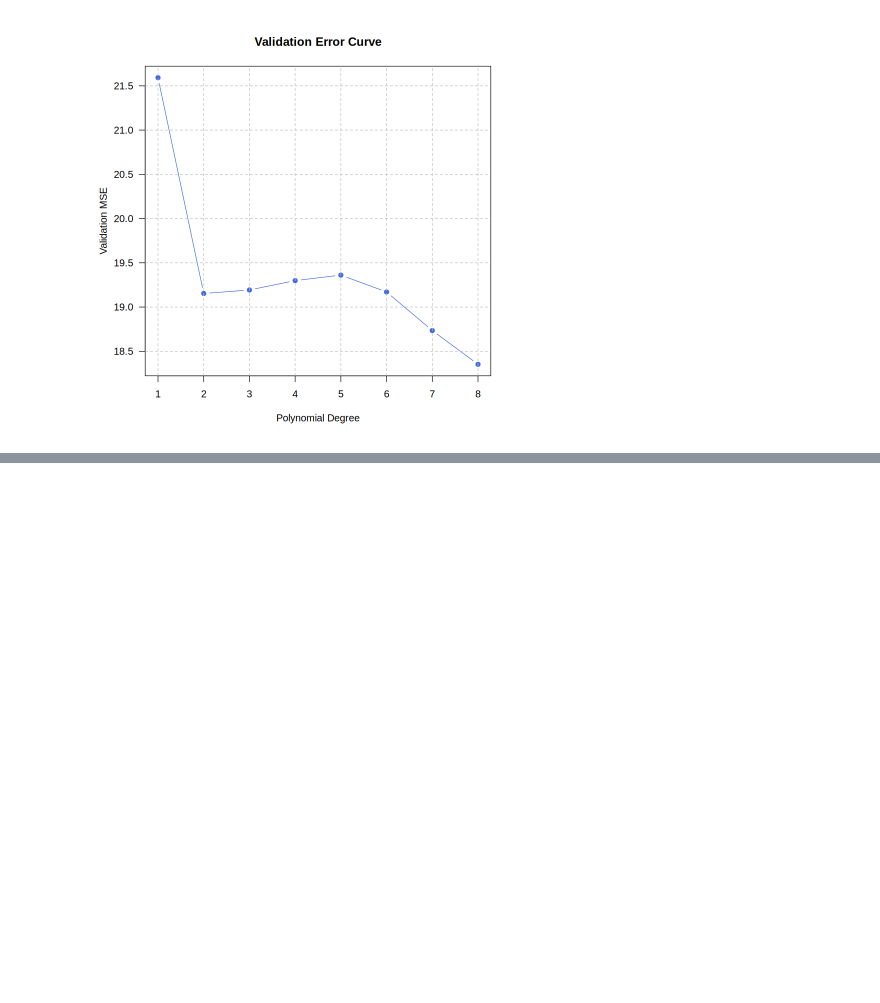
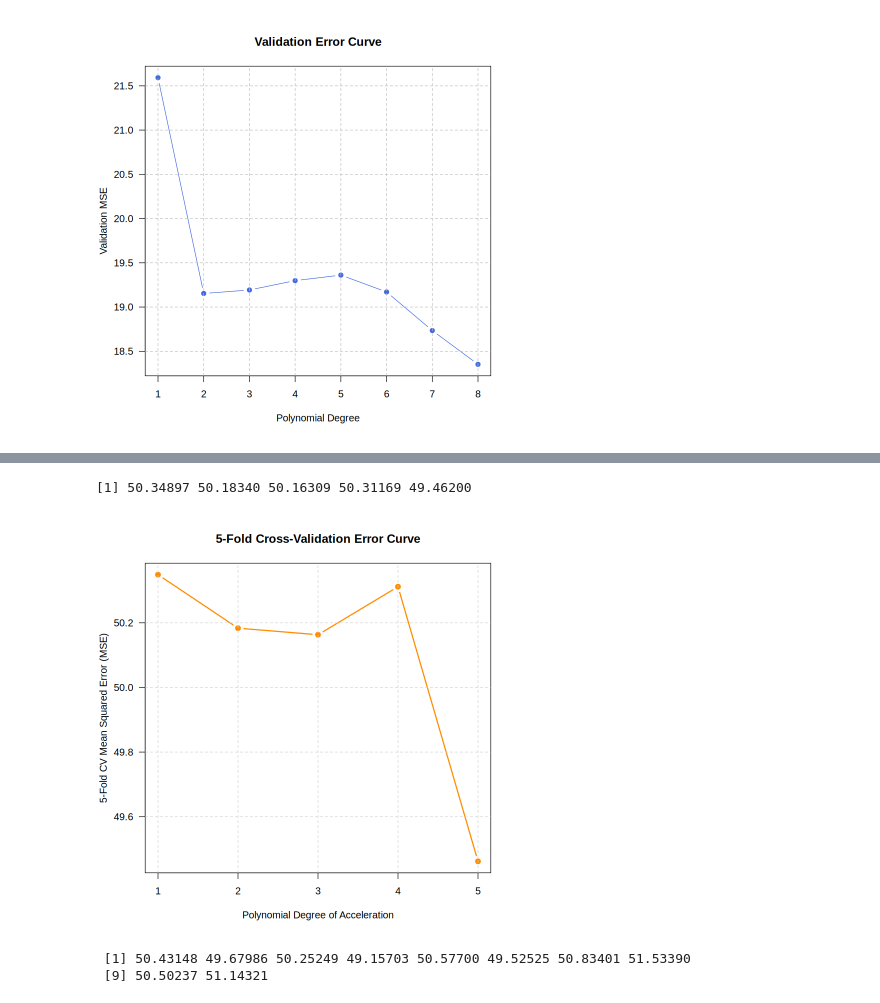
Before and after one commit to dsb4k8/Machine-Learning, a Jupyter notebook: Subset_Selection_(Resampling)_in_R.ipynb, the cells around one changed output, grey strips where cells are left out. Cells and saved outputs as stored; diff of their text form; code cells hidden in the pictures; blank space fills up the shorter version.

```diff
--- a/Subset_Selection_(Resampling)_in_R.ipynb
+++ b/Subset_Selection_(Resampling)_in_R.ipynb
@@ -288,0 +301,34 @@ grid(nx = NULL, ny = NULL, lty = 2, col = "gray")
+# %%
+#5 Fold CV
+set.seed(7829)
+cv.error.5 <- rep(0, 5)
+for(i in 1:5) {
+  glm.fit <- glm(mpg ~ poly(acceleration, i), data = Auto)
+  cv.error.5[i] <- cv.glm(Auto, glm.fit, K = 5)$delta[1]
+}
+cv.error.5
+# %% [output]
+[1] 50.34897 50.18340 50.16309 50.31169 49.46200
+# %%
+# 1. Generate the base line plot ('b' plots both lines and points)
+plot(1:5, cv.error.5, type = "b", pch = 19, col = "darkorange", lwd = 2,
+     xlab = "Polynomial Degree of Acceleration",
+     ylab = "5-Fold CV Mean Squared Error (MSE)",
+     main = "5-Fold Cross-Validation Error Curve", las = 1)
+
+# 2. Add gridlines to isolate the minimum point
+grid(nx = NULL, ny = NULL, lty = 2, col = "lightgray")
+# %% [output]
+[figure, added]
+# %%
+# 10 Fold CV
+set.seed(7829)
+cv.error.10 <- rep(0, 10)
+for(i in 1:10) {
+  glm.fit <- glm(mpg ~ poly(acceleration, i), data = Auto)
+  cv.error.10[i] <- cv.glm(Auto, glm.fit, K = 10)$delta[1]
+}
+cv.error.10
+# %% [output]
+ [1] 50.43148 49.67986 50.25249 49.15703 50.57700 49.52525 50.83401 51.53390
+ [9] 50.50237 51.14321
```
Also changed, not shown: parts of 6 cells of this notebook.
